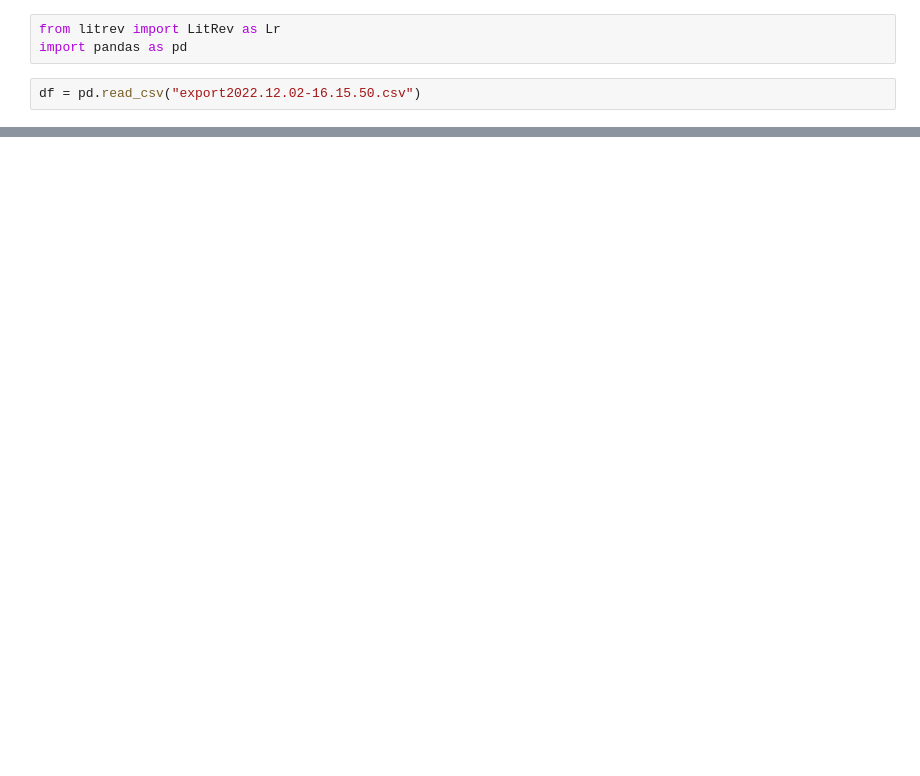
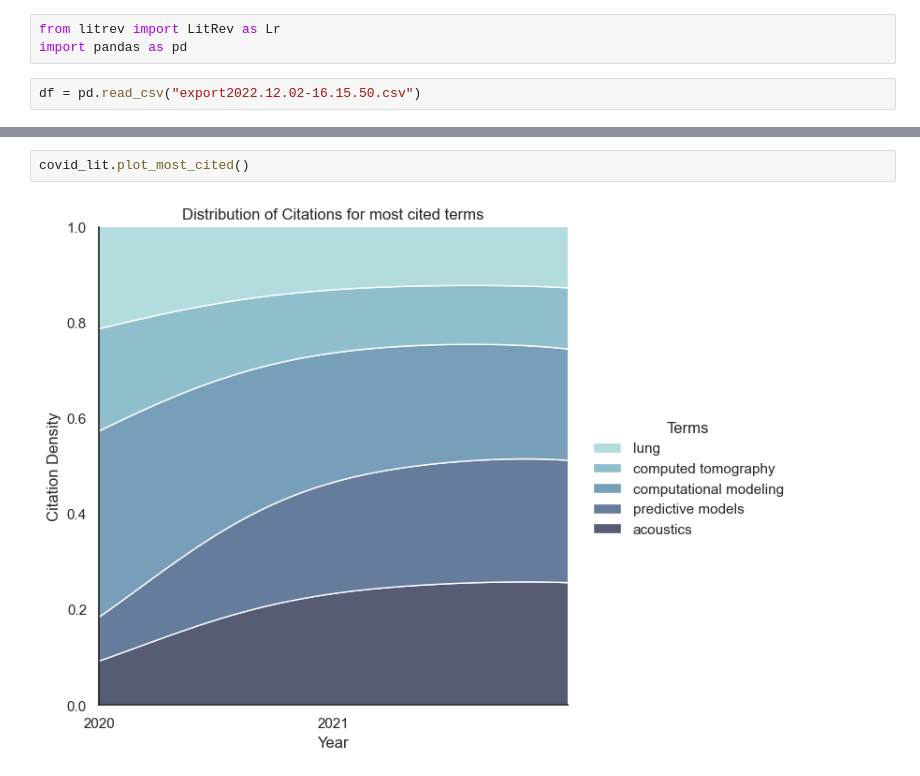
Before and after one commit to V0xP0p/litrev, a Jupyter notebook: test.ipynb, the cells around one changed output, grey strips where cells are left out. Saved outputs shown, nothing was run; the diff lists cells and outputs as text; blank space fills up the shorter version.

```diff
--- a/test.ipynb
+++ b/test.ipynb
@@ -9,0 +14,4 @@ TypeError: NumPy boolean array indexing assignment requires a 0 or 1-dimensional
+# %%
+covid_lit.plot_most_cited()
+# %% [output]
+[figure, added]
```
Also changed, not shown: parts of 3 cells of this notebook, 1 other file.
